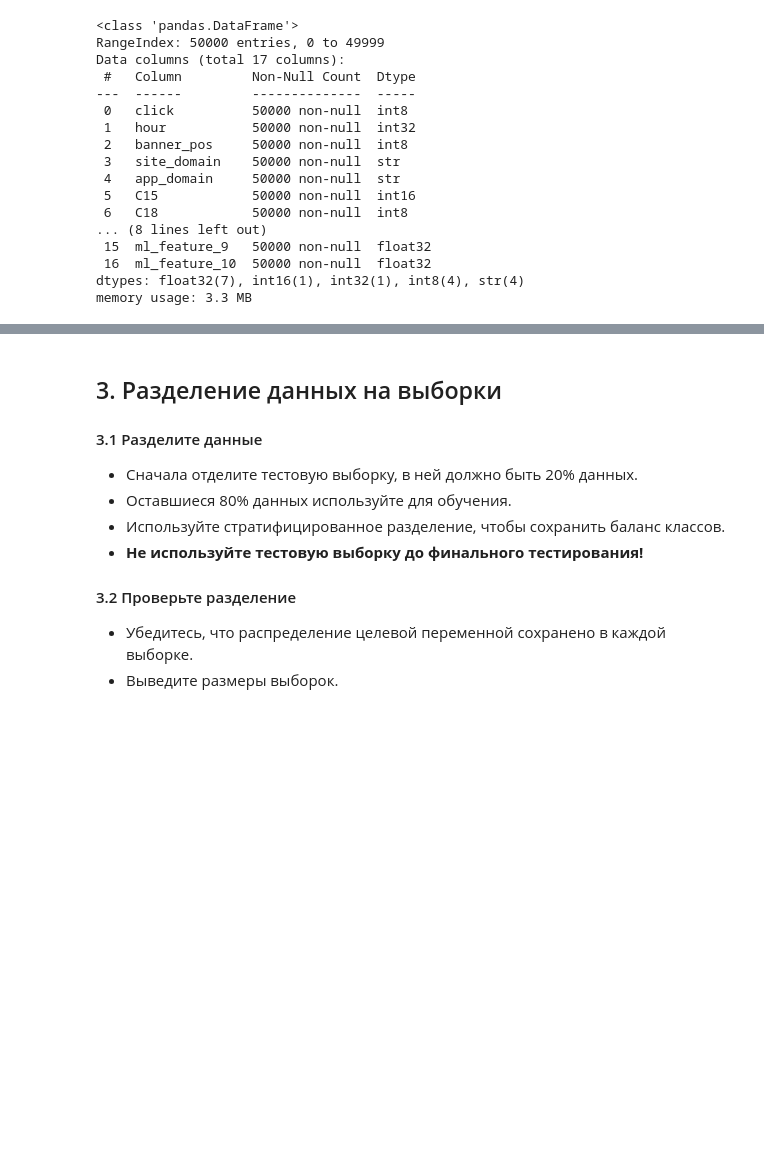
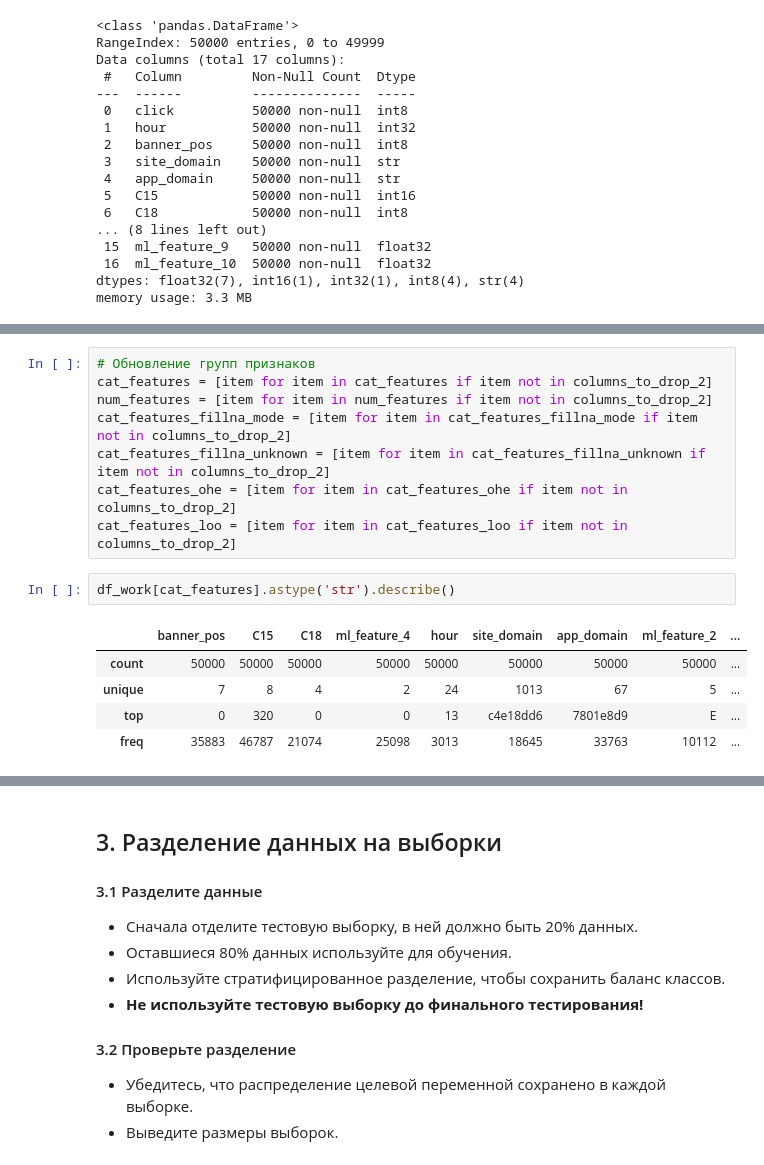
Before and after one commit to TemaQDX/sprint_12_project_advandex, a Jupyter notebook: sprint_12_project_advandex_Artem_Burov.ipynb, the cells around one changed output, grey strips where cells are left out. Saved outputs shown, nothing was run; the diff lists cells and outputs as text; blank space fills up the shorter version.

```diff
--- a/sprint_12_project_advandex_Artem_Burov.ipynb
+++ b/sprint_12_project_advandex_Artem_Burov.ipynb
@@ -910,3 +867,19 @@ plt.show()
+# %%
+# Обновление групп признаков
+cat_features = [item for item in cat_features if item not in columns_to_drop_2]
+num_features = [item for item in num_features if item not in columns_to_drop_2]
+cat_features_fillna_mode = [item for item in cat_features_fillna_mode if item not in columns_to_drop_2]
+cat_features_fillna_unknown = [item for item in cat_features_fillna_unknown if item not in columns_to_drop_2]
+cat_features_ohe = [item for item in cat_features_ohe if item not in columns_to_drop_2]
+cat_features_loo = [item for item in cat_features_loo if item not in columns_to_drop_2]
+# %%
+df_work[cat_features].astype('str').describe()
+# %% [output]
+|  | banner_pos | C15 | C18 | ml_feature_4 | hour | site_domain | app_domain | ml_feature_2 | ... |
+| count | 50000 | 50000 | 50000 | 50000 | 50000 | 50000 | 50000 | 50000 | ... |
+| unique | 7 | 8 | 4 | 2 | 24 | 1013 | 67 | 5 | ... |
+| top | 0 | 320 | 0 | 0 | 13 | c4e18dd6 | 7801e8d9 | E | ... |
+| freq | 35883 | 46787 | 21074 | 25098 | 3013 | 18645 | 33763 | 10112 | ... |
 # %% [markdown]
 #### Комментарий по итогам анализа корреляций признаков с целевой переменной и между собой
 
```
Also changed, not shown: parts of 9 cells of this notebook.
